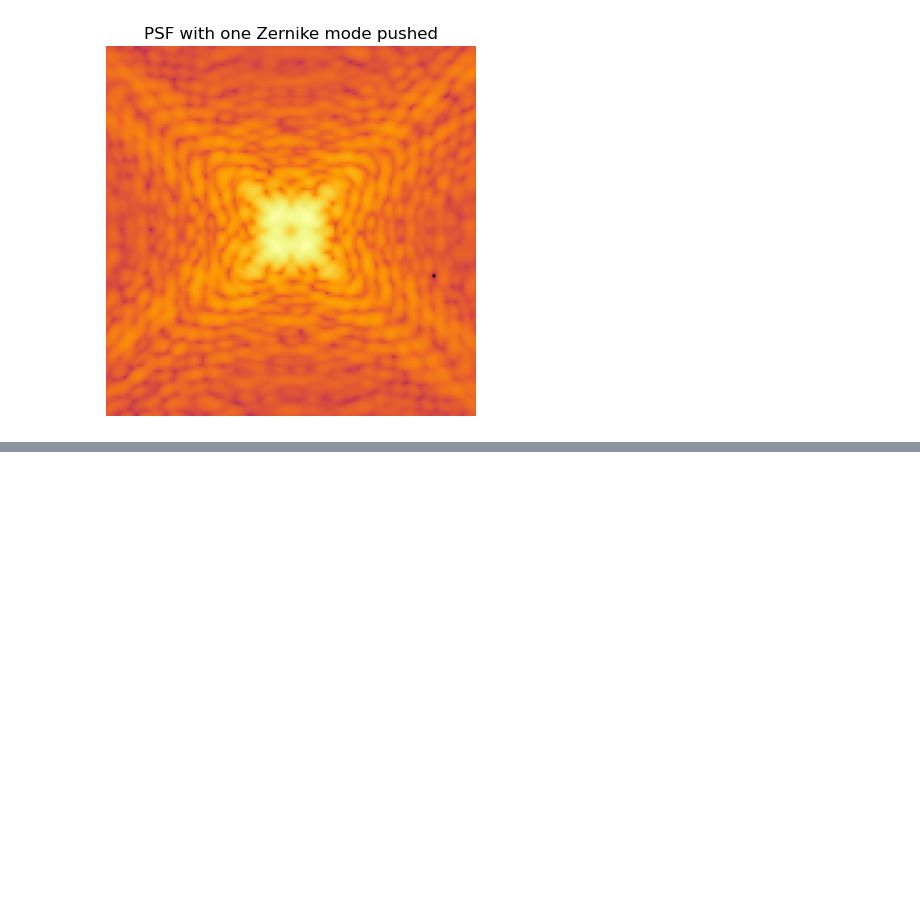
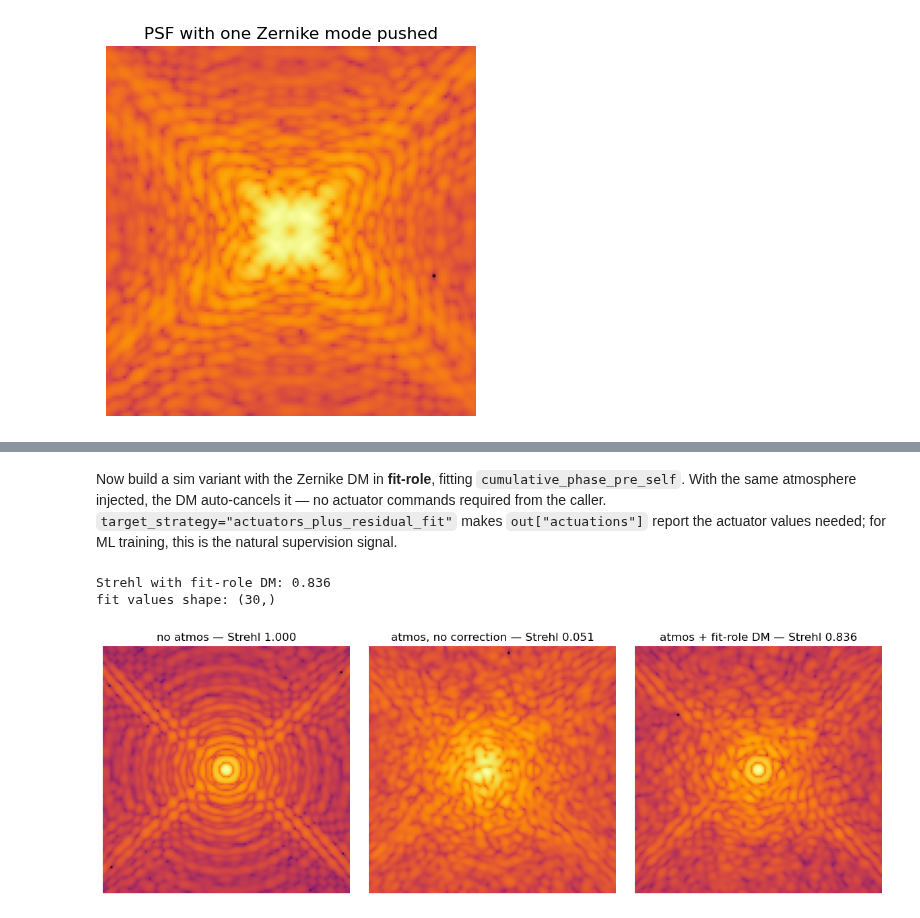
Before and after one commit to icunnyngham/telescope-sim, a Jupyter notebook: docs/tutorials/03_vampires_zernike.ipynb, the cells around one changed output, grey strips where cells are left out. Saved outputs shown, nothing was run; the diff lists cells and outputs as text; code cells hidden in the pictures; blank space fills up the shorter version.

```diff
--- a/docs/tutorials/03_vampires_zernike.ipynb
+++ b/docs/tutorials/03_vampires_zernike.ipynb
@@ -36,0 +81,45 @@ plt.show()
+# %% [markdown]
+Now build a sim variant with the Zernike DM in **fit-role**, fitting `cumulative_phase_pre_self`. With the same atmosphere injected, the DM auto-cancels it — no actuator commands required from the caller. `target_strategy="actuators_plus_residual_fit"` makes `out["actuations"]` report the actuator values needed; for ML training, this is the natural supervision signal.
+# %%
+import yaml
+from pathlib import Path
+from telescope_sim.config.schema import SimConfig
+from telescope_sim.config.loader import build
+
+fit_cfg = yaml.safe_load(
+    Path('fixtures/configs/09_vampires_base.yaml').read_text()
+)
+# Flip the existing zernike_dm into a fit-role corrector that fits
+# whatever cumulative OPD it sees upstream (here: just atmos).
+fit_cfg['correctors']['zernike_dm'].update({
+    'n_modes': 30,                # more horsepower than the 10-mode default
+    'starting_mode': 2,
+    'wavefront_role': 'fit',
+    'target_strategy': 'actuators_plus_residual_fit',
+    'fit_source': 'cumulative_phase_pre_self',
+    'target': True,
+})
+fit_sim = build(SimConfig.model_validate(fit_cfg))
+
+atmos.evolve_until(0.0)  # reset the layer to the same frozen phase
+out_corrected = fit_sim.sample(atmos=atmos, meas_strehl=True)
+print(f"Strehl with fit-role DM: {out_corrected['strehls']['filter1']:.3f}")
+print('fit values shape:', out_corrected['actuations']['zernike_dm'].shape)
+
+fig, axes = plt.subplots(1, 3, figsize=(12, 4))
+for ax, out_i, title in zip(
+    axes,
+    [out_clean, out_atmos, out_corrected],
+    [f"no atmos — Strehl {out_clean['strehls']['filter1']:.3f}",
+     f"atmos, no correction — Strehl {out_atmos['strehls']['filter1']:.3f}",
+     f"atmos + fit-role DM — Strehl {out_corrected['strehls']['filter1']:.3f}"],
+):
+    ax.imshow(np.log10(out_i['images']['psf'][..., 0] + 1e-10), cmap='inferno')
+    ax.set_title(title)
+    ax.set_axis_off()
+plt.tight_layout()
+plt.show()
+# %% [output]
+Strehl with fit-role DM: 0.836
+fit values shape: (30,)
+[figure, added]
```
Also changed, not shown: parts of 2 cells of this notebook, 2 other files.
